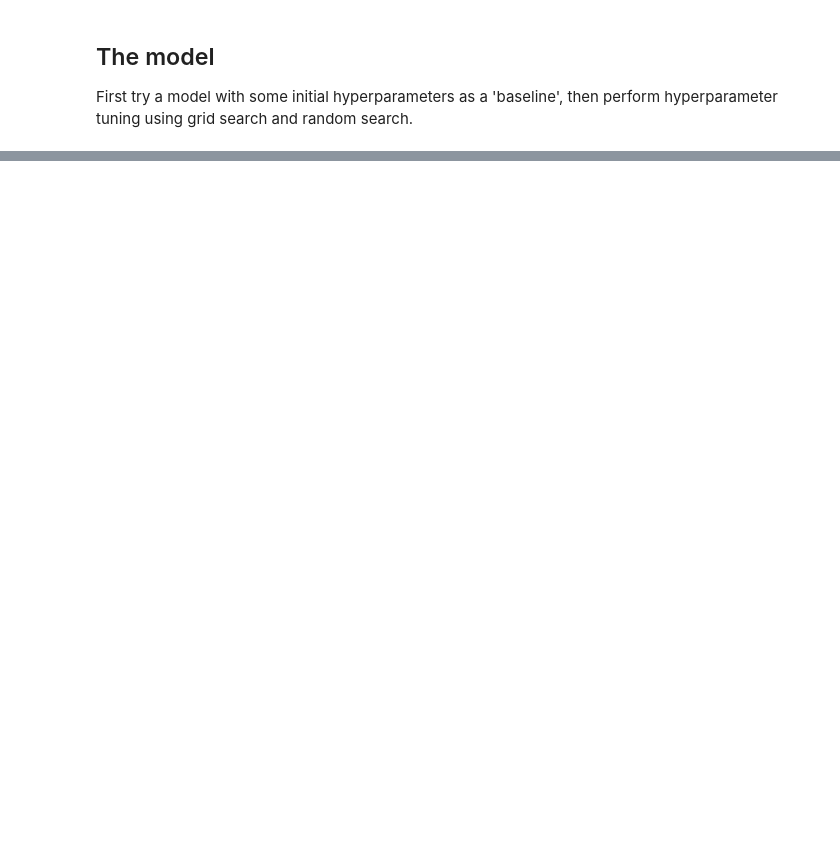
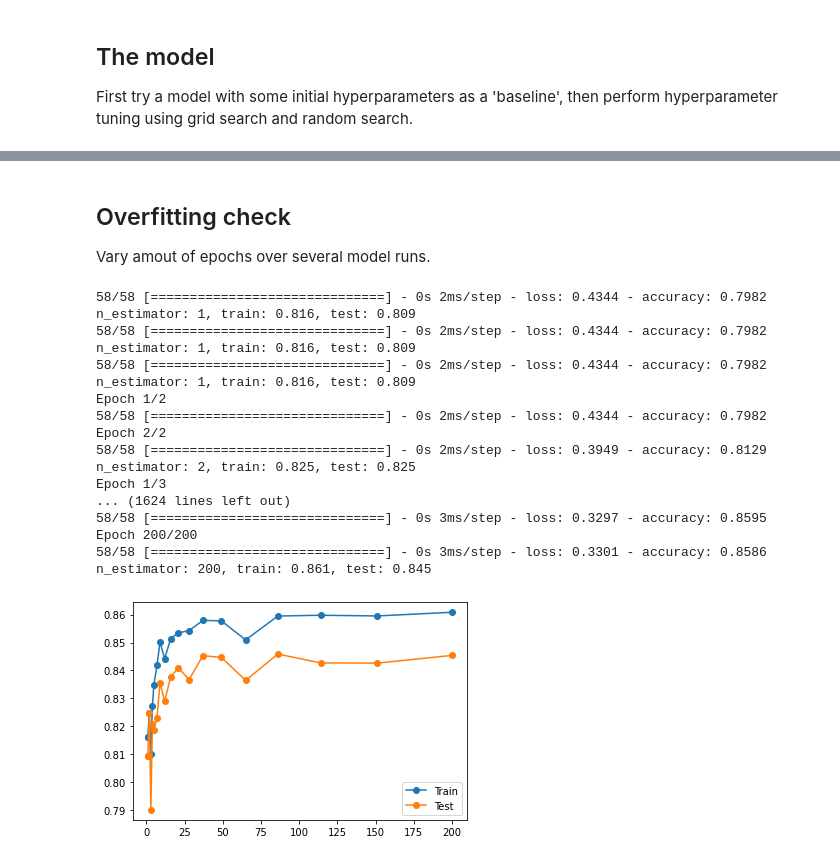
Before and after one commit to aojudo/seminar-marketing, a Jupyter notebook: neural_network.ipynb, the cells around one changed output, grey strips where cells are left out. Saved outputs shown, nothing was run; the diff lists cells and outputs as text; code cells hidden in the pictures; blank space fills up the shorter version.

```diff
--- a/neural_network.ipynb
+++ b/neural_network.ipynb
@@ -129,9 +132,9 @@ y.mean()
 # reset RNG's
 reset_random_seeds()
 
-# undersample data to get 50/50 success ratio using near-miss-1
-undersample = NearMiss(version=1)
-X, y = undersample.fit_resample(X, y)
+# # undersample data to get 50/50 success ratio using near-miss-1
+# undersample = NearMiss(version=1)
+# X, y = undersample.fit_resample(X, y)
 
 (X_length, X_vars) = X.shape
 X_length, X_vars
@@ -339,0 +284,51 @@ AUC Score: 0.89
+# %% [markdown]
+## Overfitting check
+Vary amout of epochs over several model runs.
+# %%
+# define lists to collect scores
+train_scores, test_scores = list(), list()
+
+# define the estimators to evaluate
+values = np.geomspace(1, 200, num=20, dtype=int)
+#values = range(1, 200, 20)
+for i in values:
+    # create and train model on training data
+    overfit_model = create_model(hiddenLayerOne=10, learnRate=0.1)
+    overfit_model.fit(train_features, train_targets, epochs=i, batch_size=128)
+
+    # evaluate on the train dataset
+    prediction_train = overfit_model.predict_classes(train_features)
+    train_auc = roc_auc_score(train_targets, prediction_train)
+    train_scores.append(train_auc)
+
+    # evaluate on the test dataset
+    prediction_test = overfit_model.predict_classes(test_features)
+    test_auc = roc_auc_score(test_targets, prediction_test)
+    test_scores.append(test_auc)
+
+    # summarize progress
+    print('n_estimator: %.0f, train: %.3f, test: %.3f' % (i, train_auc, test_auc))
+# plot of train and test scores vs n_estimator
+plt.plot(values, train_scores, '-o', label='Train')
+plt.plot(values, test_scores, '-o', label='Test')
+plt.legend()
+plt.show()
+# %% [output]
+58/58 [==============================] - 0s 2ms/step - loss: 0.4344 - accuracy: 0.7982
+n_estimator: 1, train: 0.816, test: 0.809
+58/58 [==============================] - 0s 2ms/step - loss: 0.4344 - accuracy: 0.7982
+n_estimator: 1, train: 0.816, test: 0.809
+58/58 [==============================] - 0s 2ms/step - loss: 0.4344 - accuracy: 0.7982
+n_estimator: 1, train: 0.816, test: 0.809
+Epoch 1/2
+58/58 [==============================] - 0s 2ms/step - loss: 0.4344 - accuracy: 0.7982
+Epoch 2/2
+58/58 [==============================] - 0s 2ms/step - loss: 0.3949 - accuracy: 0.8129
+n_estimator: 2, train: 0.825, test: 0.825
+Epoch 1/3
+... (1624 lines left out)
+58/58 [==============================] - 0s 3ms/step - loss: 0.3297 - accuracy: 0.8595
+Epoch 200/200
+58/58 [==============================] - 0s 3ms/step - loss: 0.3301 - accuracy: 0.8586
+n_estimator: 200, train: 0.861, test: 0.845
+[figure, added]
```
Also changed, not shown: parts of 20 cells of this notebook.
